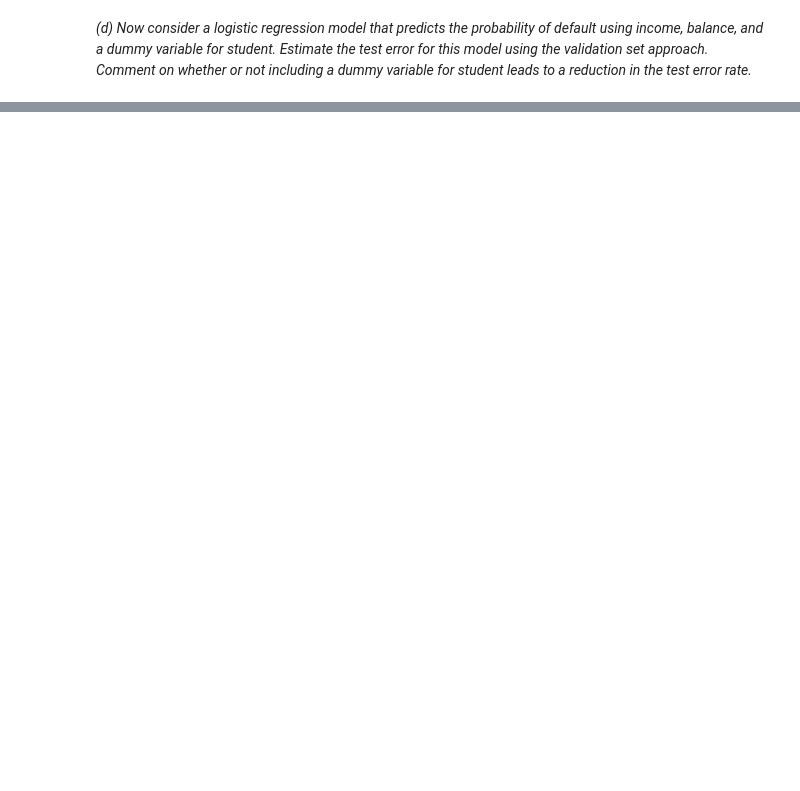
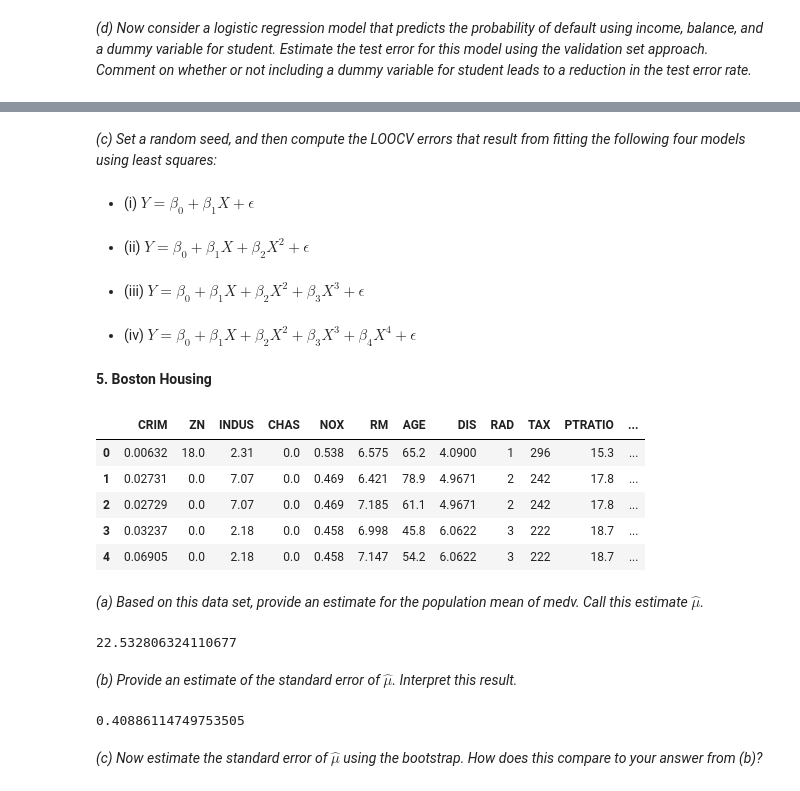
Before and after one commit to cainemerrick98/statistical_learning_problems, a Jupyter notebook: 4 resampling methods/applied.ipynb, the cells around one changed output, grey strips where cells are left out. Cells and saved outputs as stored; diff of their text form; code cells hidden in the pictures; blank space fills up the shorter version.

```diff
--- a/4 resampling methods/applied.ipynb
+++ b/4 resampling methods/applied.ipynb
@@ -28,0 +318,39 @@ def_lr = sm.GLM()
+# %% [markdown]
+*(c) Set a random seed, and then compute the LOOCV errors that result from fitting the following four models using least squares:*
+# %% [markdown]
+- (i) $Y = \beta_{0} + \beta_{1}X + \epsilon$
+# %% [markdown]
+- (ii) $Y = \beta_{0} + \beta_{1}X + \beta_{2}X^{2} + \epsilon$
+# %% [markdown]
+- (iii) $Y = \beta_{0} + \beta_{1}X + \beta_{2}X^{2} + \beta_{3}X^{3} + \epsilon$
+# %% [markdown]
+- (iv) $Y = \beta_{0} + \beta_{1}X + \beta_{2}X^{2} + \beta_{3}X^{3} + \beta_{4}X^{4} + \epsilon$
+# %% [markdown]
+**5. Boston Housing**
+# %%
+boston = pd.read_csv(r'C:\Users\caine\OneDrive\Documents\statistical_learning_problems\0 datasets\Boston.csv')
+# %%
+boston.head()
+# %% [output]
+|  | CRIM | ZN | INDUS | CHAS | NOX | RM | AGE | DIS | RAD | TAX | PTRATIO | ... |
+| 0 | 0.00632 | 18.0 | 2.31 | 0.0 | 0.538 | 6.575 | 65.2 | 4.0900 | 1 | 296 | 15.3 | ... |
+| 1 | 0.02731 | 0.0 | 7.07 | 0.0 | 0.469 | 6.421 | 78.9 | 4.9671 | 2 | 242 | 17.8 | ... |
+| 2 | 0.02729 | 0.0 | 7.07 | 0.0 | 0.469 | 7.185 | 61.1 | 4.9671 | 2 | 242 | 17.8 | ... |
+| 3 | 0.03237 | 0.0 | 2.18 | 0.0 | 0.458 | 6.998 | 45.8 | 6.0622 | 3 | 222 | 18.7 | ... |
+| 4 | 0.06905 | 0.0 | 2.18 | 0.0 | 0.458 | 7.147 | 54.2 | 6.0622 | 3 | 222 | 18.7 | ... |
+# %% [markdown]
+*(a) Based on this data set, provide an estimate for the population mean of medv. Call this estimate $\hat{\mu}$.*
+# %%
+mu_hat = boston['MEDV'].mean()
+mu_hat
+# %% [output]
+22.532806324110677
+# %% [markdown]
+*(b) Provide an estimate of the standard error of $\hat{\mu}$. Interpret this result.*
+# %%
+mu_hat_stderr = boston['MEDV'].std() / np.sqrt(len(boston))
+mu_hat_stderr
+# %% [output]
+0.40886114749753505
+# %% [markdown]
+*(c) Now estimate the standard error of $\hat{\mu}$ using the bootstrap. How does this compare to your answer from (b)?*
```
Also changed, not shown: parts of 60 cells of this notebook, 1 other file.
